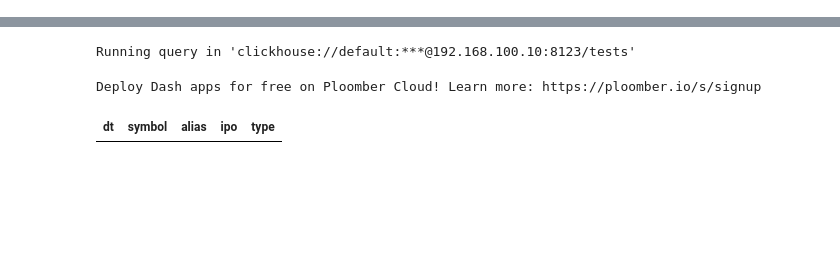
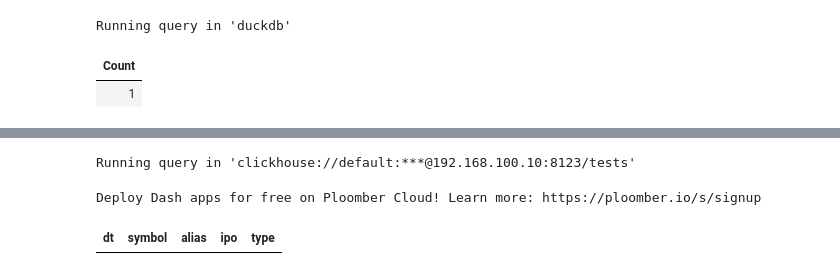
Before and after one commit to zillionare/quantIDE, a Jupyter notebook: notebooks/db.ipynb, the cells around one changed output, grey strips where cells are left out. Drawn from its saved outputs; the diff is of its cells as text; code cells hidden in the pictures; blank space fills up the shorter version.

```diff
--- a/notebooks/db.ipynb
+++ b/notebooks/db.ipynb
@@ -8,0 +129,20 @@ Connecting and switching to connection 'clickhouse://default:***@192.168.100.10:
+# %%
+%%sql
+
+CREATE SEQUENCE IF NOT EXISTS bars_cache_status_id;
+-- 创建qmt缓存下载任务表
+create table if not exists bars_cache_status (
+    "id" INT default nextval('bars_cache_status_id') primary key,
+    "start" date,
+    "end" date,
+    "epoch" date, --同步的范围起点
+    "frame_type" int  --记录属于哪个周期。1分钟和1天允许不一样的起点
+);
+
+
+insert into bars_cache_status (epoch, frame_type) values ('2022-01-01', 6);
+insert into bars_cache_status (epoch, frame_type) values ('2022-01-01', 1);
+# %% [output]
+Running query in 'duckdb'
+| Count |
+| 1 |
```
Also changed, not shown: parts of 18 cells of this notebook, 19 other files.
